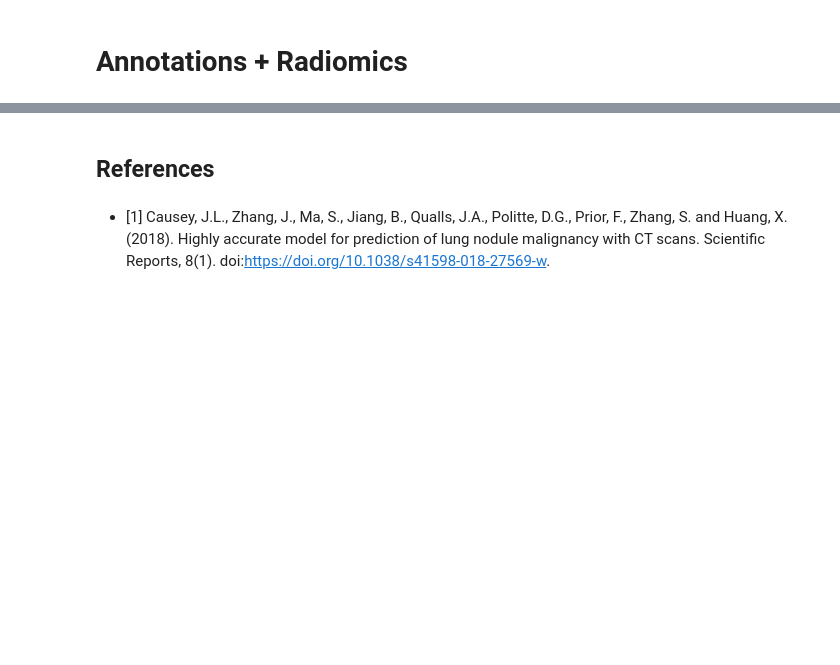
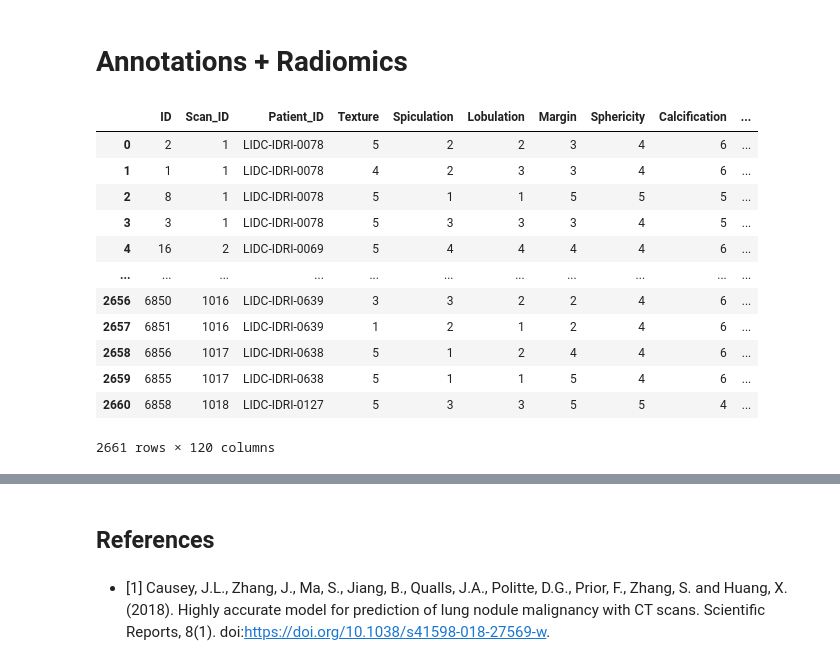
Before and after one commit to inesamorim/lung-cancer-classification, a Jupyter notebook: classify.ipynb, the cells around one changed output, grey strips where cells are left out. Drawn from its saved outputs; the diff is of its cells as text; code cells hidden in the pictures; blank space fills up the shorter version.

```diff
--- a/classify.ipynb
+++ b/classify.ipynb
@@ -23,7 +24,7 @@ def merge_csvs(csv_list):
     # Merge the remaining CSVs
     for csv in csv_list[1:]:
         temp_df = pd.read_csv(csv)
-        merged_df = merged_df.merge(temp_df, on="ID")
+        merged_df = merged_df.merge(temp_df, on=("ID", "Patient_ID"))
 
     return merged_df
 # %% [markdown]
@@ -222,6 +272,22 @@ plot_metrics(models, X_test, y_test)
 # %%
 merged_df = merge_csvs(["annotations_ds.csv", "radiomics.csv"])
 X_train, y_train, groups_train, X_test, y_test = prepare_df(merged_df)
+# %%
+merged_df
+# %% [output]
+|  | ID | Scan_ID | Patient_ID | Texture | Spiculation | Lobulation | Margin | Sphericity | Calcification | ... |
+| 0 | 2 | 1 | LIDC-IDRI-0078 | 5 | 2 | 2 | 3 | 4 | 6 | ... |
+| 1 | 1 | 1 | LIDC-IDRI-0078 | 4 | 2 | 3 | 3 | 4 | 6 | ... |
+| 2 | 8 | 1 | LIDC-IDRI-0078 | 5 | 1 | 1 | 5 | 5 | 5 | ... |
+| 3 | 3 | 1 | LIDC-IDRI-0078 | 5 | 3 | 3 | 3 | 4 | 5 | ... |
+| 4 | 16 | 2 | LIDC-IDRI-0069 | 5 | 4 | 4 | 4 | 4 | 6 | ... |
+| ... | ... | ... | ... | ... | ... | ... | ... | ... | ... | ... |
+| 2656 | 6850 | 1016 | LIDC-IDRI-0639 | 3 | 3 | 2 | 2 | 4 | 6 | ... |
+| 2657 | 6851 | 1016 | LIDC-IDRI-0639 | 1 | 2 | 1 | 2 | 4 | 6 | ... |
+| 2658 | 6856 | 1017 | LIDC-IDRI-0638 | 5 | 1 | 2 | 4 | 4 | 6 | ... |
+| 2659 | 6855 | 1017 | LIDC-IDRI-0638 | 5 | 1 | 1 | 5 | 4 | 6 | ... |
+| 2660 | 6858 | 1018 | LIDC-IDRI-0127 | 5 | 3 | 3 | 5 | 5 | 4 | ... |
+2661 rows × 120 columns
 # %%
 # Tune models
 best_xgb_model, best_xgb_params = tune_model(XGBClassifier(eval_metric="mlogloss"), xgb_param_distributions, X_train, y_train, groups_train, "XGBoost")
```
Also changed, not shown: parts of 8 cells of this notebook, 3 other files.
